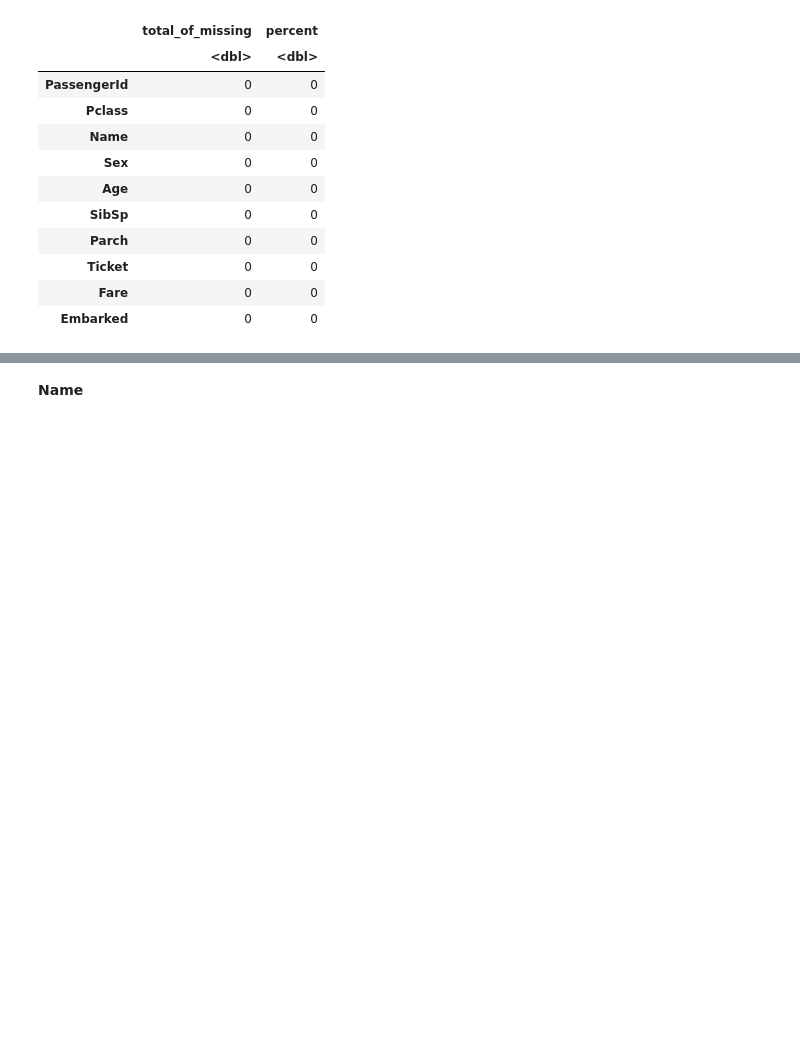
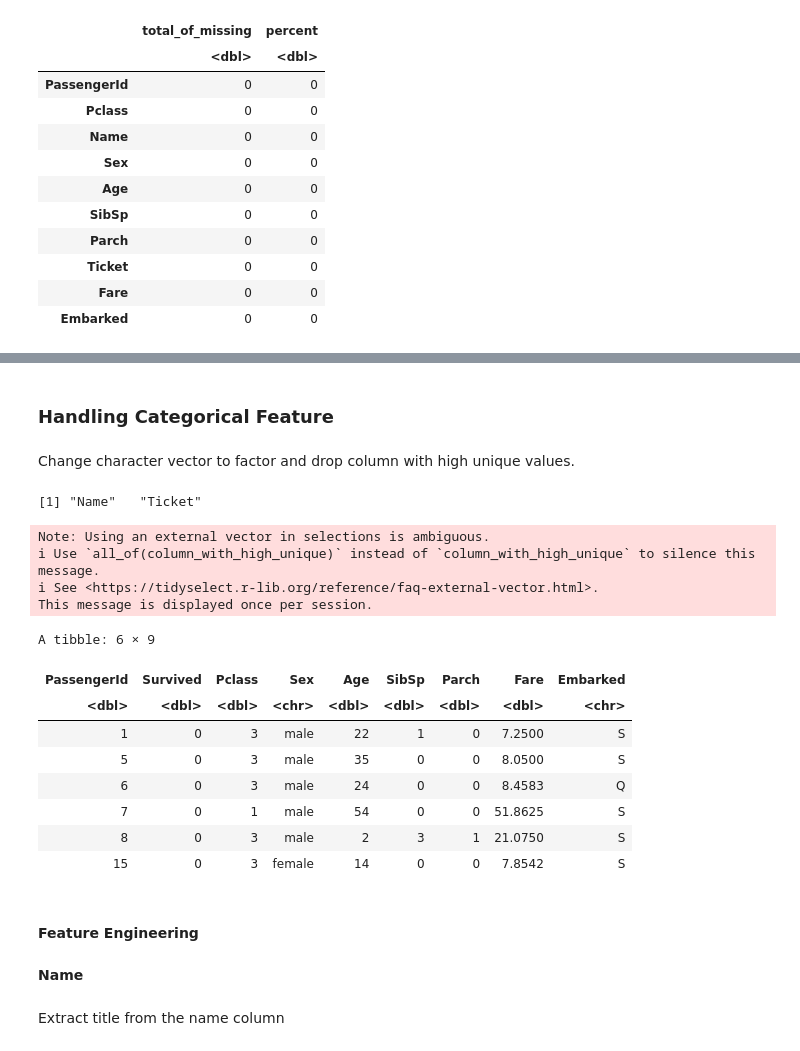
Before and after one commit to denis-spe/Titanic, a Jupyter notebook: R/r_v1.ipynb, the cells around one changed output, grey strips where cells are left out. Saved outputs shown, nothing was run; the diff lists cells and outputs as text; code cells hidden in the pictures; blank space fills up the shorter version.

Commit message:
complete dropped columns with high number of unique value in r notebook.

```diff
--- a/R/r_v1.ipynb
+++ b/R/r_v1.ipynb
@@ -618,12 +626,0 @@ all_columns <- cleaned_training_df %>% names()
-# %%
-columns <- cleaned_training_df %>% names()
-
-# A vector to store Categorical columns.
-cat_vector <- c()
-
-for (column in columns){
-    if (class(cleaned_training_df[[column]]) == "character"){
-        cat_vector <- append(column, cat_vector)
-    }
-}
-cat_vector
@@ -632,5 +642,60 @@ cat_vector
+# %% [markdown]
+### **Handling Categorical Feature**
+# %% [markdown]
+Change character vector to factor and drop column with high unique values.
+# %%
+# Get column names with high number of unique values.
+high_unique_columns <- function(data){
+    columns <- c()
+
+    # loop over the column names.
+    for (column_name in names(data)){
+
+        if (is.character(data[[column_name]]) && length(unique(data[[column_name]])) > 10){
+            columns <- append(columns, column_name)
+        }
+
+    }
+    return (columns)
+}
+# %%
+column_with_high_unique <- high_unique_columns(cleaned_training_df)
+column_with_high_unique
+# %% [output]
+[1] "Name"   "Ticket"
+# %%
+# Drop columns with high number of unique values
+cleaned_training_df <- cleaned_training_df %>%
+                select(-column_with_high_unique)
+
+cleaned_validation_df <- cleaned_validation_df %>%
+                select(-column_with_high_unique)
+
+cleaned_test_df <- cleaned_test_df %>%
+                select(-column_with_high_unique)
+# %% [output]
+Note: Using an external vector in selections is ambiguous.
+ℹ Use `all_of(column_with_high_unique)` instead of `column_with_high_unique` to silence this message.
+ℹ See <https://tidyselect.r-lib.org/reference/faq-external-vector.html>.
+This message is displayed once per session.
+# %%
+head(cleaned_training_df)
+# %% [output]
+A tibble: 6 × 9
+| PassengerId | Survived | Pclass | Sex | Age | SibSp | Parch | Fare | Embarked |
+| <dbl> | <dbl> | <dbl> | <chr> | <dbl> | <dbl> | <dbl> | <dbl> | <chr> |
+| 1 | 0 | 3 | male | 22 | 1 | 0 | 7.2500 | S |
+| 5 | 0 | 3 | male | 35 | 0 | 0 | 8.0500 | S |
+| 6 | 0 | 3 | male | 24 | 0 | 0 | 8.4583 | Q |
+| 7 | 0 | 1 | male | 54 | 0 | 0 | 51.8625 | S |
+| 8 | 0 | 3 | male | 2 | 3 | 1 | 21.0750 | S |
+| 15 | 0 | 3 | female | 14 | 0 | 0 | 7.8542 | S |
+# %% [markdown]
+#### **Feature Engineering**
 # %% [markdown]
 **Name**
+# %% [markdown]
+Extract title from the name column
 # %%
 # Extract title from the each name in name columns.
 extract_title <- function(x){
```
Also changed, not shown: parts of 10 cells of this notebook, 1 other file.
